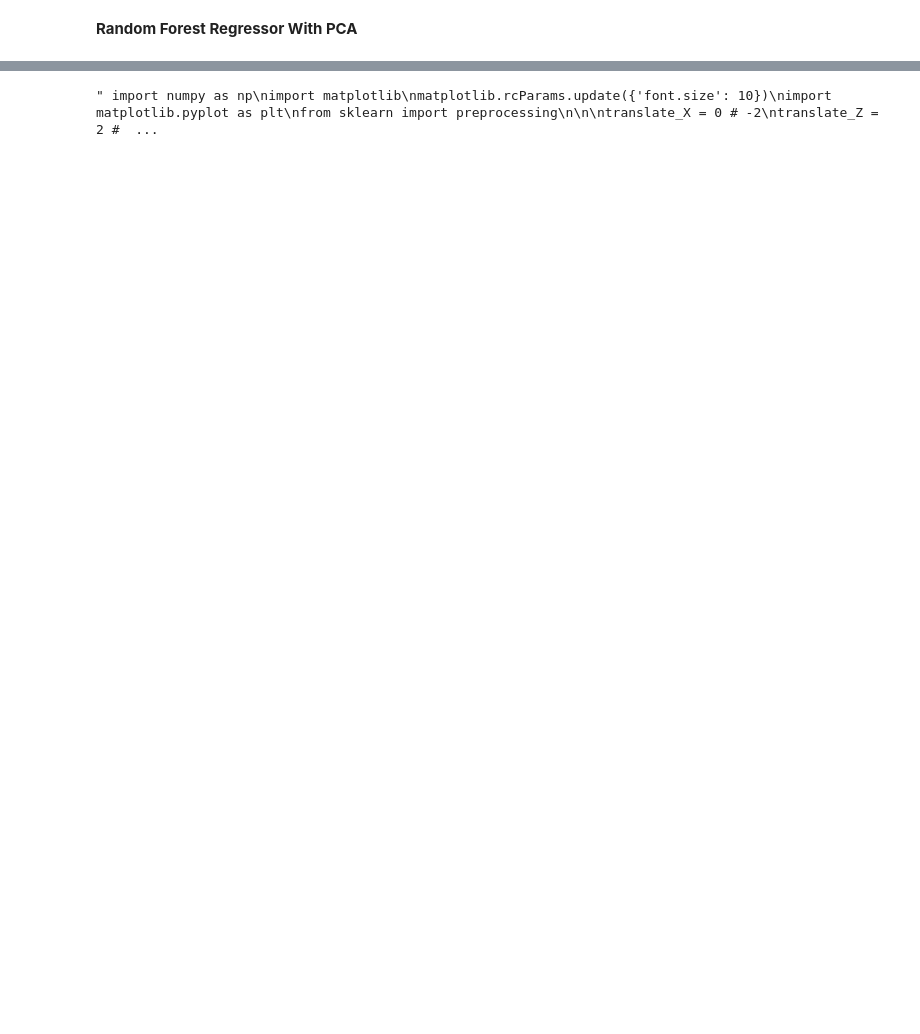
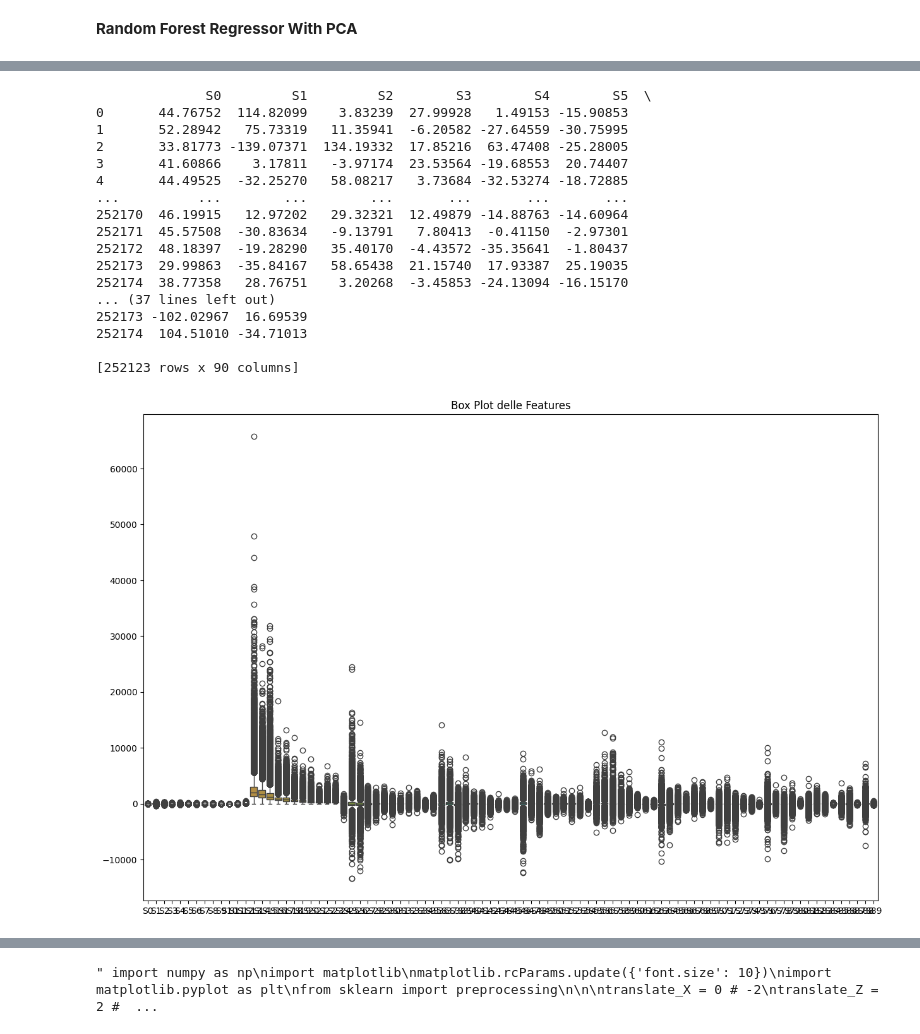
Before and after one commit to AndreaAccornero/DataAnalyticsProject, a Jupyter notebook: Training_Module/prova.ipynb, the cells around one changed output, grey strips where cells are left out. Cells and saved outputs as stored; diff of their text form; code cells hidden in the pictures; blank space fills up the shorter version.

```diff
--- a/Training_Module/prova.ipynb
+++ b/Training_Module/prova.ipynb
@@ -265,0 +285,32 @@ R-squared with PCA: 0.057093059310901695
+# %%
+import seaborn as sns
+import matplotlib.pyplot as plt
+
+# Crea un DataFrame di esempio (sostituiscilo con il tuo DataFrame X)
+# df = ...
+
+# Crea un box plot per visualizzare gli outlier
+plt.figure(figsize=(15, 10))
+print(X)
+sns.boxplot(X)
+plt.title('Box Plot delle Features')
+plt.show()
+# %% [output]
+              S0         S1         S2        S3        S4        S5  \
+0       44.76752  114.82099    3.83239  27.99928   1.49153 -15.90853
+1       52.28942   75.73319   11.35941  -6.20582 -27.64559 -30.75995
+2       33.81773 -139.07371  134.19332  17.85216  63.47408 -25.28005
+3       41.60866    3.17811   -3.97174  23.53564 -19.68553  20.74407
+4       44.49525  -32.25270   58.08217   3.73684 -32.53274 -18.72885
+...          ...        ...        ...       ...       ...       ...
+252170  46.19915   12.97202   29.32321  12.49879 -14.88763 -14.60964
+252171  45.57508  -30.83634   -9.13791   7.80413  -0.41150  -2.97301
+252172  48.18397  -19.28290   35.40170  -4.43572 -35.35641  -1.80437
+252173  29.99863  -35.84167   58.65438  21.15740  17.93387  25.19035
+252174  38.77358   28.76751    3.20268  -3.45853 -24.13094 -16.15170
+... (37 lines left out)
+252173 -102.02967  16.69539
+252174  104.51010 -34.71013
+
+[252123 rows x 90 columns]
+[figure, added]
```
Also changed, not shown: parts of 5 cells of this notebook, 1 other file.
